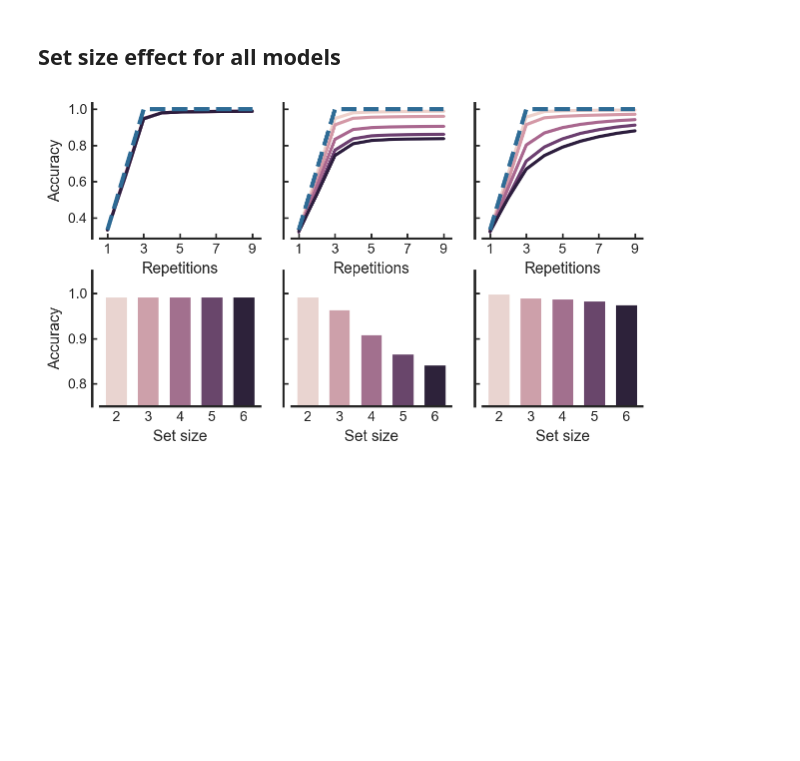
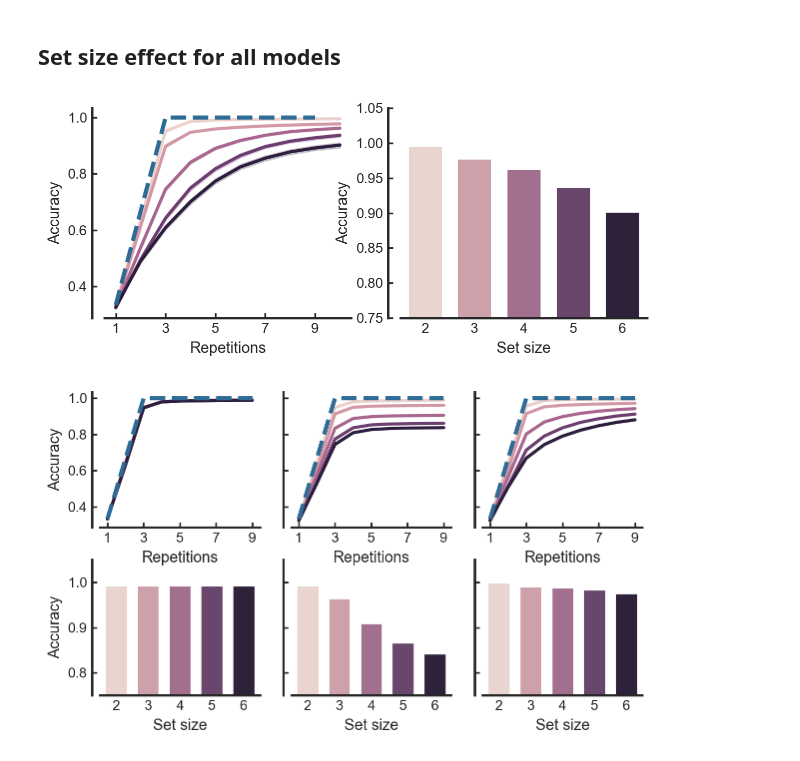
Before and after one commit to fangzefunny/efficient-representation-set-size, a Jupyter notebook: visualization/Fig2.ipynb, the cells around one changed output. Drawn from its saved outputs; the diff is of its cells as text; code cells hidden in the pictures; blank space fills up the shorter version.

```diff
--- a/visualization/Fig2.ipynb
+++ b/visualization/Fig2.ipynb
@@ -47,7 +47,7 @@ def two_behavioral_patterns(data, axs, mode='human'):
     sel_data = get_asymptote_acc(data)    # the set size effect
     ax = axs[0]
     sns.lineplot(x='repetitions', y='r',
-                    data=data.query(f'repetitions<10'),
+                    data=data,
                     legend=False,
                     errorbar=('ci', 95),
                     hue='block_type', lw=2.25,
@@ -99,6 +99,14 @@ def sim(env_fn, agent, params, n_sub=20, n_sim=20):
     # concat all the data
     sim_data = pd.concat(sim_data)
     return sim_data
+# %%
+params = [15, 20, .95, .1, 0]
+agent = 'ecRL'
+sim_data = sim(setsize_task, agent, params, n_sub=10, n_sim=40)
+fig, axs = plt.subplots(1, 2, figsize=(7, 4))
+two_behavioral_patterns(sim_data, [axs[0], axs[1]])
+# %% [output]
+[figure, added]
 # %%
 params_dict = {
     'CURL': [20, 0],
```
Also changed, not shown: parts of 4 cells of this notebook, 7 other files.
